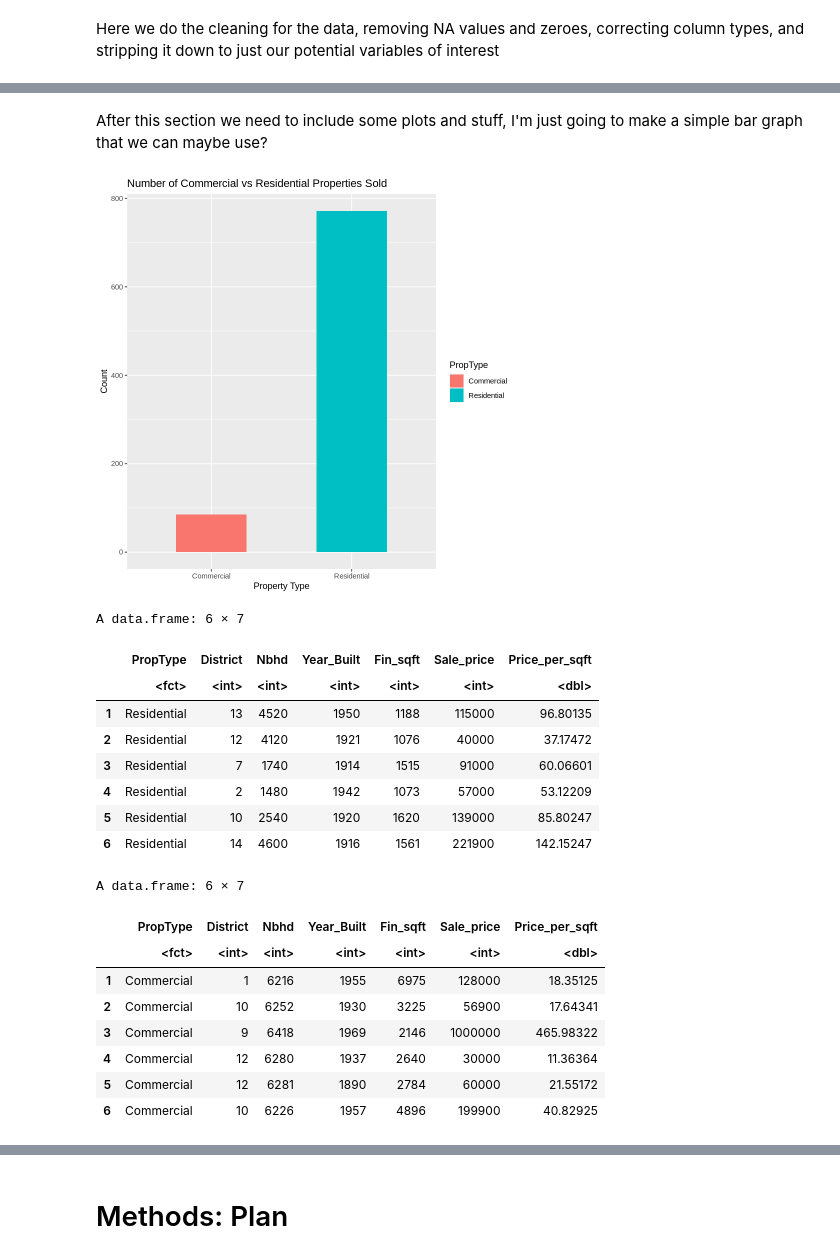
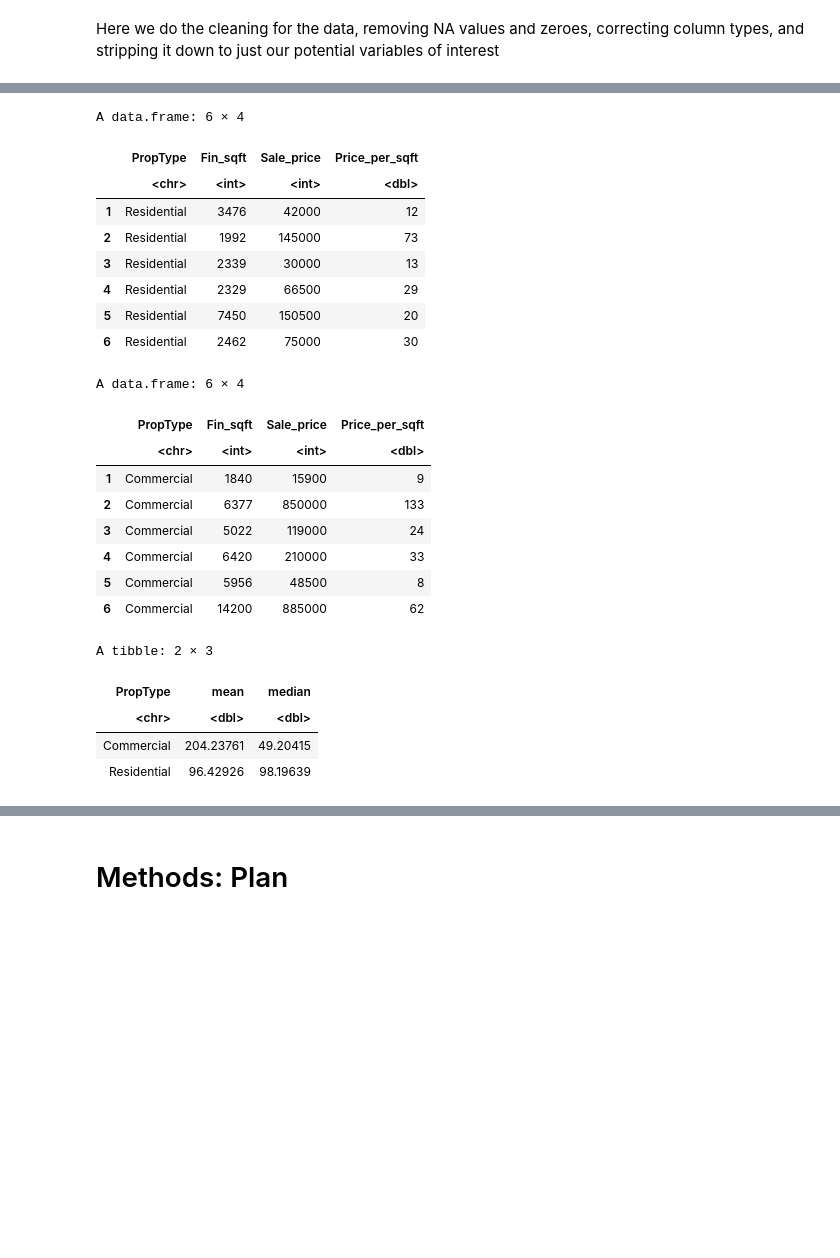
Before and after one commit to mhuang306/STAT-201-proj, a Jupyter notebook: Project Proposal.ipynb, the cells around one changed output, grey strips where cells are left out. Drawn from its saved outputs; the diff is of its cells as text; code cells hidden in the pictures; blank space fills up the shorter version.

```diff
--- a/Project Proposal.ipynb
+++ b/Project Proposal.ipynb
@@ -59,12 +38,11 @@ A data.frame: 6 × 19
 Here we do the cleaning for the data, removing NA values and zeroes, correcting column types, and stripping it down to just our potential variables of interest
 # %%
 housing_data <- housing_data |>
-    mutate(PropType = as.factor(PropType)) |>
     select(PropType, Fin_sqft, Sale_price) |>
     filter(!is.na(PropType))|>
-    filter(PropType == c("Residential", "Commercial")) |>
+    filter(PropType == "Residential" | PropType == "Commercial") |>
     filter(Fin_sqft != 0, Sale_price != 0) |>
     mutate(Price_per_sqft = Sale_price/Fin_sqft)
 
-tail(housing_data)
+head(housing_data)
 # %% [output]
@@ -87,39 +58,40 @@ A data.frame: 6 × 4
-# %% [markdown]
-After this section we need to include some plots and stuff, I'm just going to make a simple bar graph that we can maybe use?
-# %%
-prop_type_bar <- housing_data |>
-    ggplot(aes(x = PropType, fill = PropType)) +
-    geom_bar(stat = "count", width = 0.5) +
-    labs(x = "Property Type", y = "Count") +
-    ggtitle("Number of Commercial vs Residential Properties Sold")
-
-prop_type_bar
-# %% [output]
-[figure, removed]
 # %%
 Residential_data <- housing_data |>
-filter(PropType == "Residential")
+filter(PropType == "Residential" & Price_per_sqft < 1000)|>
+mutate(Price_per_sqft = round(Price_per_sqft, 0))
 Commerical_data <- housing_data |>
-filter(PropType == "Commercial")
+filter(PropType == "Commercial" & Price_per_sqft < 1000) |>
+mutate(Price_per_sqft = round(Price_per_sqft, 0))
 
 head(Residential_data)
 head(Commerical_data)
+
+summary_data <- housing_data |>
+group_by(PropType) |>
+summarize(mean = mean(Price_per_sqft),
+         median = median(Price_per_sqft))
+summary_data
 # %% [output]
-A data.frame: 6 × 7
+A data.frame: 6 × 4
-|  | PropType | District | Nbhd | Year_Built | Fin_sqft | Sale_price | Price_per_sqft |
-|  | <fct> | <int> | <int> | <int> | <int> | <int> | <dbl> |
-| 1 | Residential | 13 | 4520 | 1950 | 1188 | 115000 | 96.80135 |
-| 2 | Residential | 12 | 4120 | 1921 | 1076 | 40000 | 37.17472 |
-| 3 | Residential | 7 | 1740 | 1914 | 1515 | 91000 | 60.06601 |
-| 4 | Residential | 2 | 1480 | 1942 | 1073 | 57000 | 53.12209 |
-| 5 | Residential | 10 | 2540 | 1920 | 1620 | 139000 | 85.80247 |
-| 6 | Residential | 14 | 4600 | 1916 | 1561 | 221900 | 142.15247 |
+|  | PropType | Fin_sqft | Sale_price | Price_per_sqft |
+|  | <chr> | <int> | <int> | <dbl> |
+| 1 | Residential | 3476 | 42000 | 12 |
+| 2 | Residential | 1992 | 145000 | 73 |
+| 3 | Residential | 2339 | 30000 | 13 |
+| 4 | Residential | 2329 | 66500 | 29 |
+| 5 | Residential | 7450 | 150500 | 20 |
+| 6 | Residential | 2462 | 75000 | 30 |
-A data.frame: 6 × 7
+A data.frame: 6 × 4
-|  | PropType | District | Nbhd | Year_Built | Fin_sqft | Sale_price | Price_per_sqft |
-|  | <fct> | <int> | <int> | <int> | <int> | <int> | <dbl> |
-| 1 | Commercial | 1 | 6216 | 1955 | 6975 | 128000 | 18.35125 |
-| 2 | Commercial | 10 | 6252 | 1930 | 3225 | 56900 | 17.64341 |
-| 3 | Commercial | 9 | 6418 | 1969 | 2146 | 1000000 | 465.98322 |
-| 4 | Commercial | 12 | 6280 | 1937 | 2640 | 30000 | 11.36364 |
-| 5 | Commercial | 12 | 6281 | 1890 | 2784 | 60000 | 21.55172 |
-| 6 | Commercial | 10 | 6226 | 1957 | 4896 | 199900 | 40.82925 |
+|  | PropType | Fin_sqft | Sale_price | Price_per_sqft |
+|  | <chr> | <int> | <int> | <dbl> |
+| 1 | Commercial | 1840 | 15900 | 9 |
+| 2 | Commercial | 6377 | 850000 | 133 |
+| 3 | Commercial | 5022 | 119000 | 24 |
+| 4 | Commercial | 6420 | 210000 | 33 |
+| 5 | Commercial | 5956 | 48500 | 8 |
+| 6 | Commercial | 14200 | 885000 | 62 |
+A tibble: 2 × 3
+| PropType | mean | median |
+| <chr> | <dbl> | <dbl> |
+| Commercial | 204.23761 | 49.20415 |
+| Residential | 96.42926 | 98.19639 |
```
Also changed, not shown: parts of 10 cells of this notebook.
